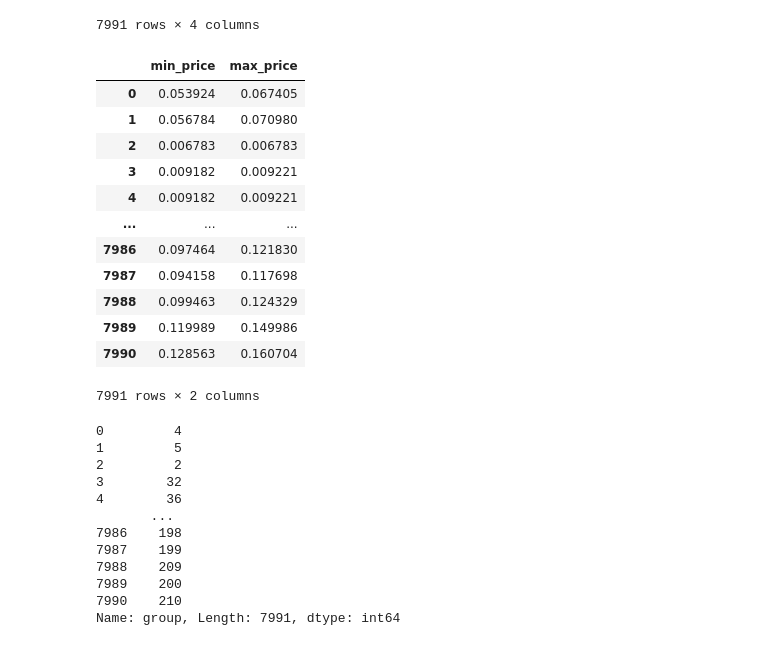
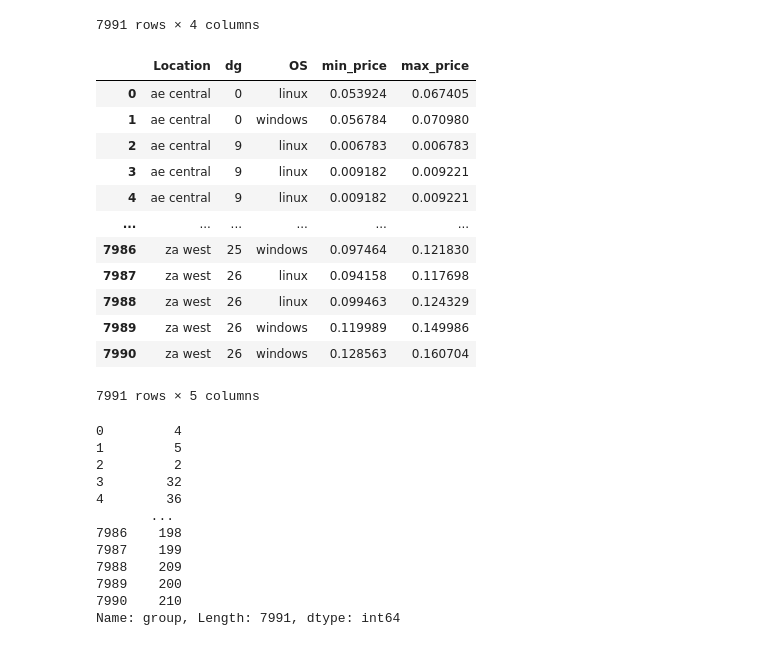
Before and after one commit to funktor/stokastik, a Jupyter notebook: spot_algo.ipynb, the cells around one changed output. Saved outputs shown, nothing was run; the diff lists cells and outputs as text; code cells hidden in the pictures.

```diff
--- a/spot_algo.ipynb
+++ b/spot_algo.ipynb
@@ -244,21 +246,21 @@ elas['max_price'] = \
 small_diff = (elas['max_price'] - elas['min_price']).abs() <= 0.00001
 elas['max_price'] = small_diff*elas['min_price'] + ~small_diff*elas['max_price']
 # %%
-elas[['min_price', 'max_price']]
+elas[['Location', 'dg', 'OS', 'min_price', 'max_price']]
 # %% [output]
-|  | min_price | max_price |
-| 0 | 0.053924 | 0.067405 |
-| 1 | 0.056784 | 0.070980 |
-| 2 | 0.006783 | 0.006783 |
-| 3 | 0.009182 | 0.009221 |
-| 4 | 0.009182 | 0.009221 |
-| ... | ... | ... |
-| 7986 | 0.097464 | 0.121830 |
-| 7987 | 0.094158 | 0.117698 |
-| 7988 | 0.099463 | 0.124329 |
-| 7989 | 0.119989 | 0.149986 |
-| 7990 | 0.128563 | 0.160704 |
+|  | Location | dg | OS | min_price | max_price |
+| 0 | ae central | 0 | linux | 0.053924 | 0.067405 |
+| 1 | ae central | 0 | windows | 0.056784 | 0.070980 |
+| 2 | ae central | 9 | linux | 0.006783 | 0.006783 |
+| 3 | ae central | 9 | linux | 0.009182 | 0.009221 |
+| 4 | ae central | 9 | linux | 0.009182 | 0.009221 |
+| ... | ... | ... | ... | ... | ... |
+| 7986 | za west | 25 | windows | 0.097464 | 0.121830 |
+| 7987 | za west | 26 | linux | 0.094158 | 0.117698 |
+| 7988 | za west | 26 | linux | 0.099463 | 0.124329 |
+| 7989 | za west | 26 | windows | 0.119989 | 0.149986 |
+| 7990 | za west | 26 | windows | 0.128563 | 0.160704 |
-7991 rows × 2 columns
+7991 rows × 5 columns
 # %%
 
 elas['max_feasible_family_discount'] = \
```
Also changed, not shown: parts of 10 cells of this notebook.
